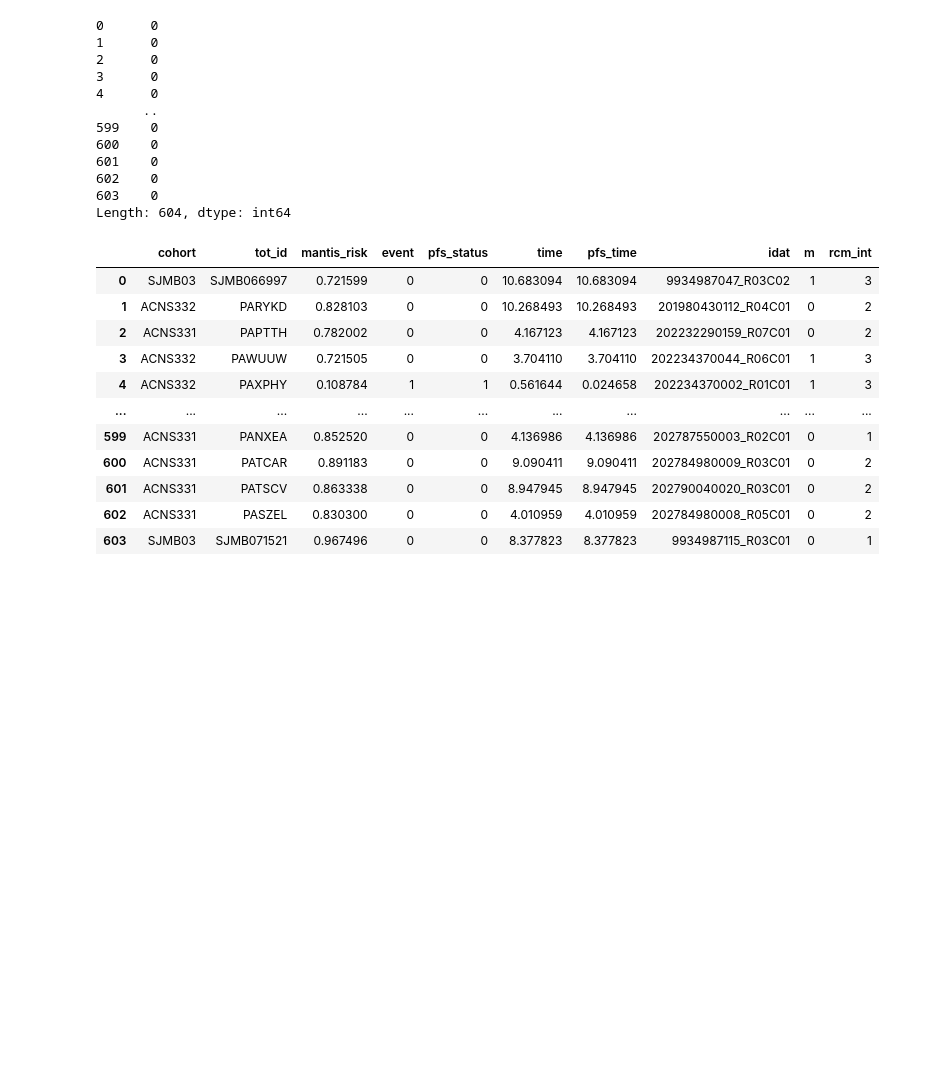
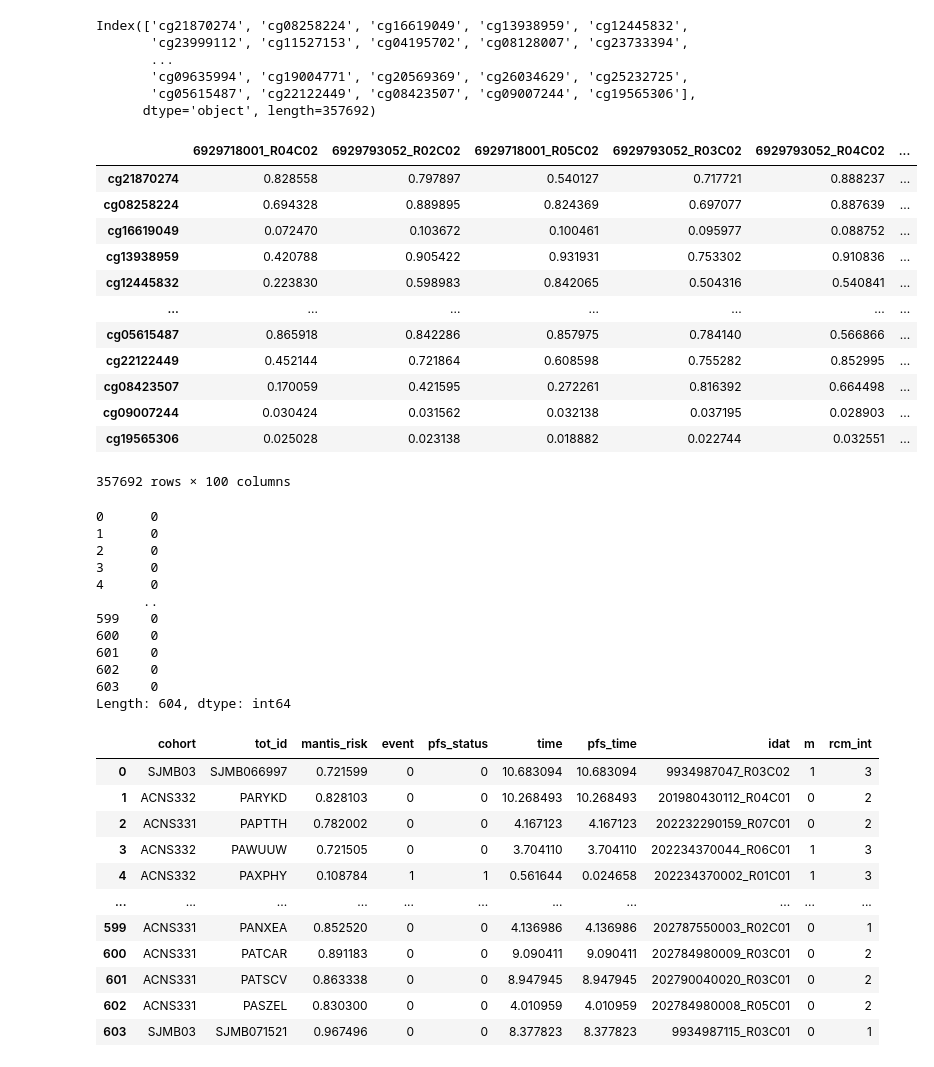
Before and after one commit to sstefan01/methylation-survival, a Jupyter notebook: scratch_eval.ipynb, the cells around one changed output. Drawn from its saved outputs; the diff is of its cells as text; code cells hidden in the pictures; blank space fills up the shorter version.

```diff
--- a/scratch_eval.ipynb
+++ b/scratch_eval.ipynb
@@ -15,0 +147,9 @@ beta_val_og = pd.read_csv('data/beta_val_uniform_preprocess_rCM.csv', header = N
+# %%
+beta_cavalli.index
+# %% [output]
+Index(['cg21870274', 'cg08258224', 'cg16619049', 'cg13938959', 'cg12445832',
+       'cg23999112', 'cg11527153', 'cg04195702', 'cg08128007', 'cg23733394',
+       ...
+       'cg09635994', 'cg19004771', 'cg20569369', 'cg26034629', 'cg25232725',
+       'cg05615487', 'cg22122449', 'cg08423507', 'cg09007244', 'cg19565306'],
+      dtype='object', length=357692)
@@ -15,0 +174,17 @@ beta_val_og = pd.read_csv('data/beta_val_uniform_preprocess_rCM.csv', header = N
+# %%
+beta_jones = pd.read_csv('data/beta_jones.csv', index_col = 0)
+beta_jones
+# %% [output]
+|  | 6929718001_R04C02 | 6929793052_R02C02 | 6929718001_R05C02 | 6929793052_R03C02 | 6929793052_R04C02 | ... |
+| cg21870274 | 0.828558 | 0.797897 | 0.540127 | 0.717721 | 0.888237 | ... |
+| cg08258224 | 0.694328 | 0.889895 | 0.824369 | 0.697077 | 0.887639 | ... |
+| cg16619049 | 0.072470 | 0.103672 | 0.100461 | 0.095977 | 0.088752 | ... |
+| cg13938959 | 0.420788 | 0.905422 | 0.931931 | 0.753302 | 0.910836 | ... |
+| cg12445832 | 0.223830 | 0.598983 | 0.842065 | 0.504316 | 0.540841 | ... |
+| ... | ... | ... | ... | ... | ... | ... |
+| cg05615487 | 0.865918 | 0.842286 | 0.857975 | 0.784140 | 0.566866 | ... |
+| cg22122449 | 0.452144 | 0.721864 | 0.608598 | 0.755282 | 0.852995 | ... |
+| cg08423507 | 0.170059 | 0.421595 | 0.272261 | 0.816392 | 0.664498 | ... |
+| cg09007244 | 0.030424 | 0.031562 | 0.032138 | 0.037195 | 0.028903 | ... |
+| cg19565306 | 0.025028 | 0.023138 | 0.018882 | 0.022744 | 0.032551 | ... |
+357692 rows × 100 columns
```
Also changed, not shown: parts of 31 cells of this notebook, 4 other files.
